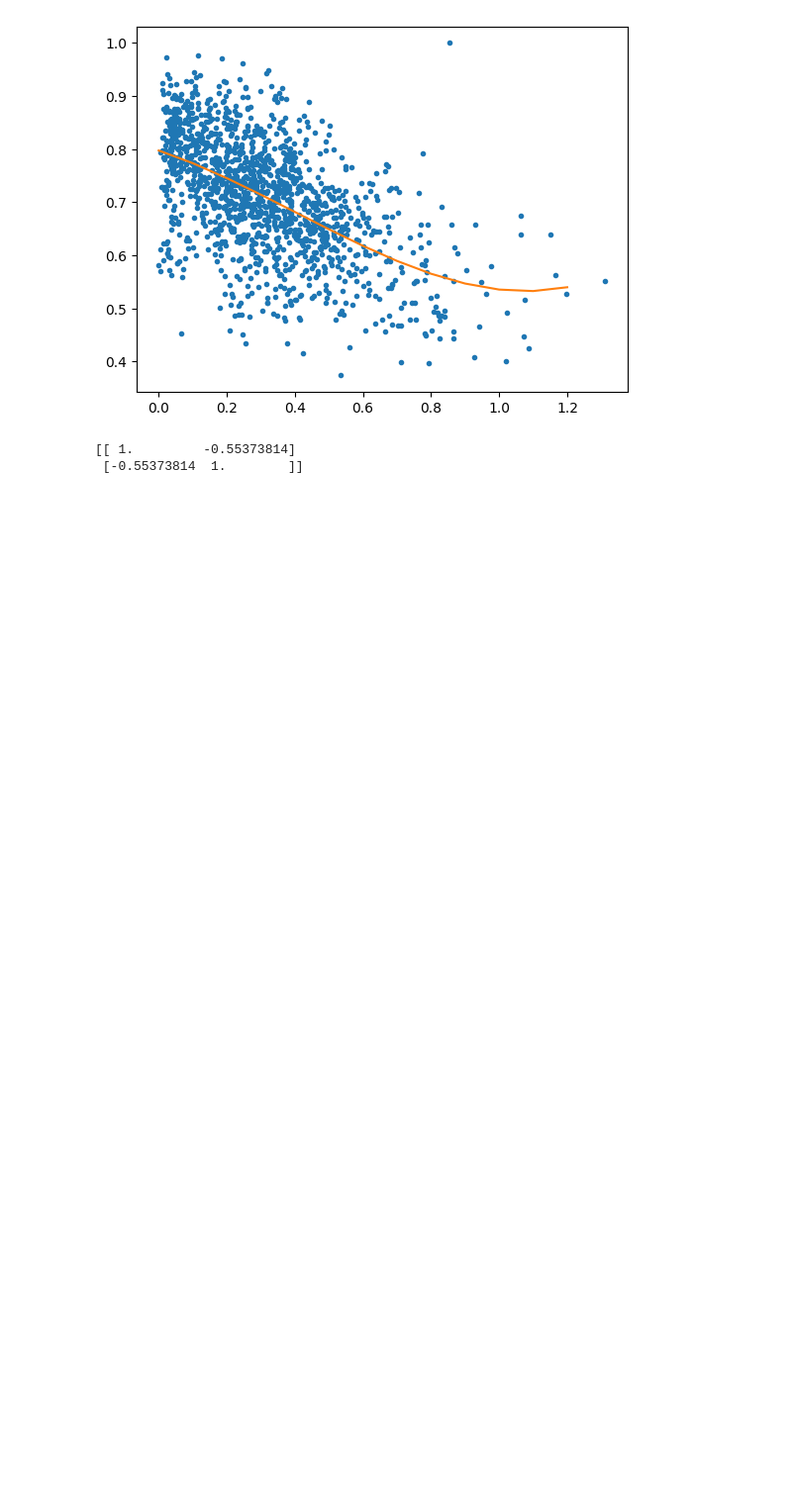
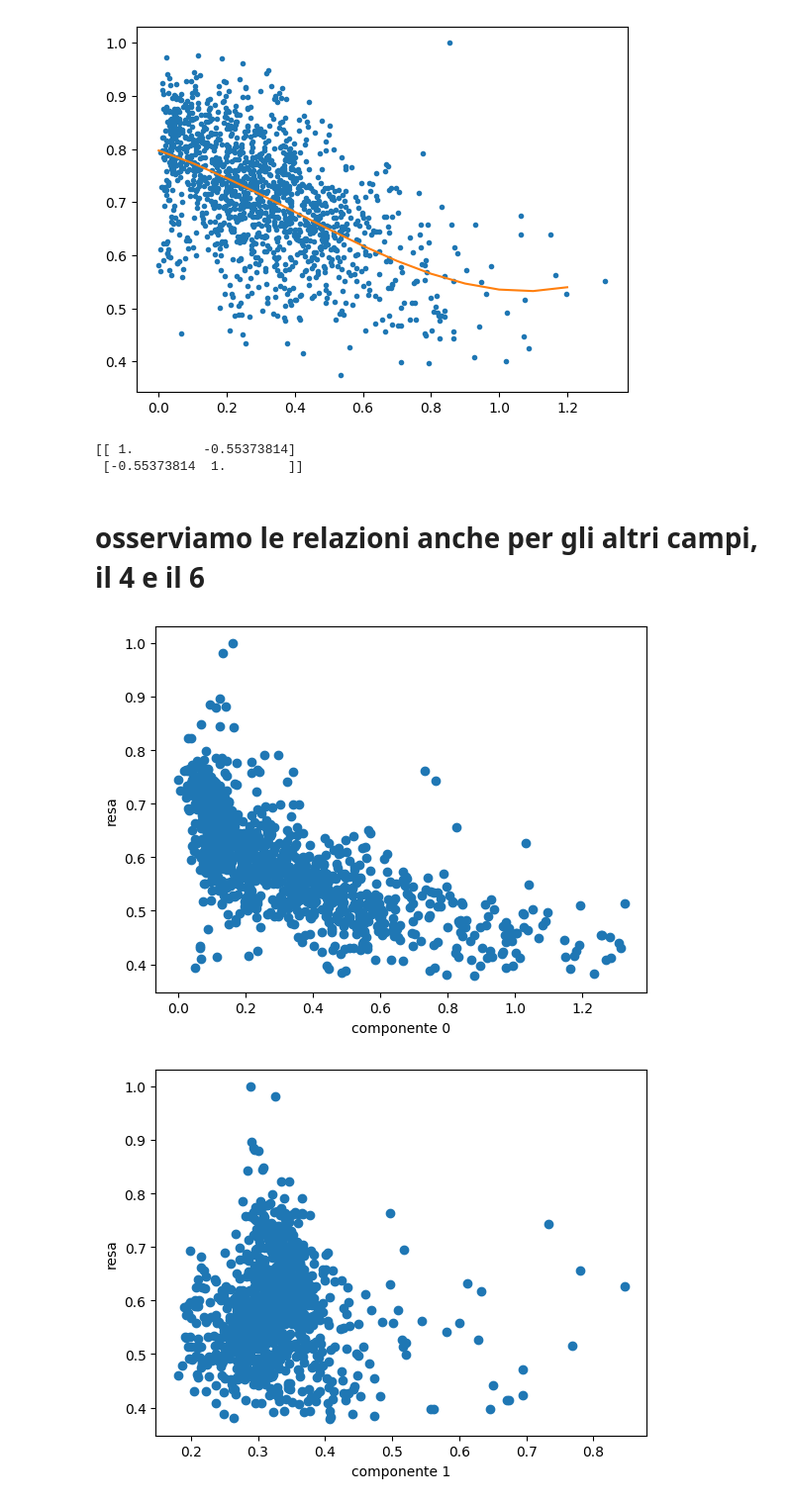
Before and after one commit to Simone-Scalella/BigDataProject, a Jupyter notebook: FPCAScoreAnalysis.ipynb, the cells around one changed output. Shown at 99% size. Cells and saved outputs as stored; diff of their text form; code cells hidden in the pictures; blank space fills up the shorter version.

```diff
--- a/FPCAScoreAnalysis.ipynb
+++ b/FPCAScoreAnalysis.ipynb
@@ -69,3 +75,7 @@ Text(0, 0.5, "Punto d'inizio")
+# %%
+score_array_3 = (np.array(FPCAscores_3)-np.array(FPCAscores_3).min())/np.array(FPCAscores_3).max()
+score_array_4 = (np.array(FPCAscores_4)-np.array(FPCAscores_4).min())/np.array(FPCAscores_4).max()
+score_array_6 = (np.array(FPCAscores_6)-np.array(FPCAscores_6).min())/np.array(FPCAscores_6).max()
 # %% [markdown]
 # Facciamo le permutazioni per tutte le possibili combinazioni di scores delle fpca
 # %%
@@ -91,7 +98,7 @@ for a in comb:
 for a in range(num_components):
 
     fig, ax = plt.subplots()
-    scatter = ax.scatter(score_array[:,a],(newResa3/newResa3.max()))
+    scatter = ax.scatter(score_array_3[:,a],(newResa3/newResa3.max()))
     plt.xlabel("componente " +str(a))
     plt.ylabel("resa")
 # %% [output]
@@ -128,3 +134,16 @@ print(r)
 [figure]
 [[ 1.         -0.55373814]
  [-0.55373814  1.        ]]
+# %% [markdown]
+# osserviamo le relazioni anche per gli altri campi, il 4 e il 6
+# %%
+
+for a in range(num_components):
+
+    fig, ax = plt.subplots()
+    scatter = ax.scatter(score_array_4[:,a],(newResa4/newResa4.max()))
+    plt.xlabel("componente " +str(a))
+    plt.ylabel("resa")
+# %% [output]
+[figure, added]
+[figure, added]
```
Also changed, not shown: parts of 16 cells of this notebook.
